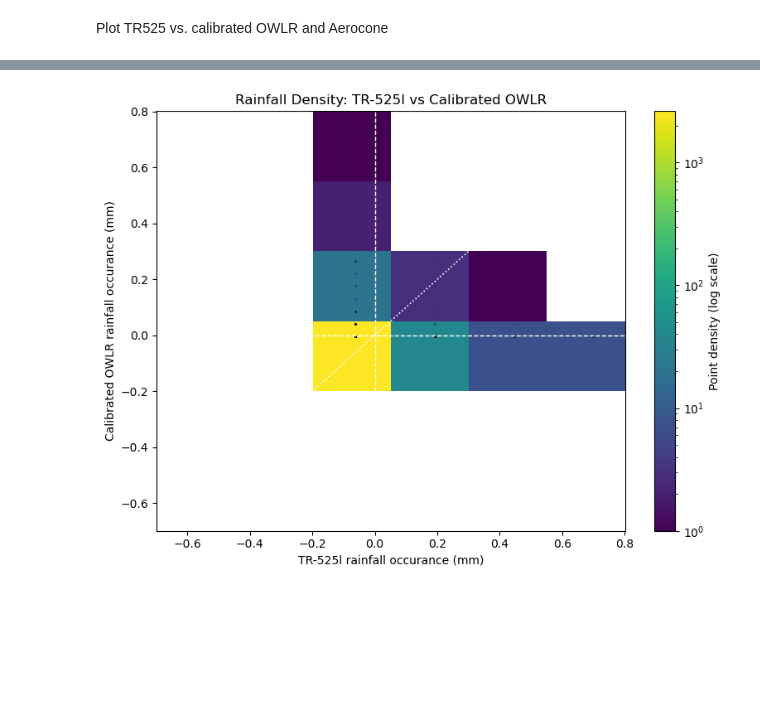
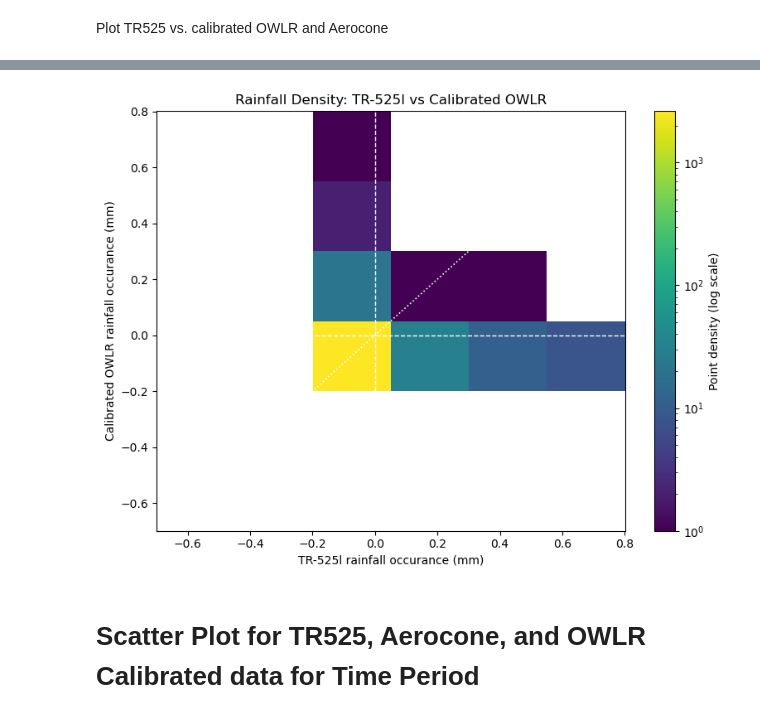
Before and after one commit to COAST-Lab/Open-Water-Level-and-Rainfall-Sensor, a Jupyter notebook: Data Analysis/rainfallAnalysisUpdated.ipynb, the cells around one changed output, grey strips where cells are left out. Cells and saved outputs as stored; diff of their text form; code cells hidden in the pictures; blank space fills up the shorter version.

```diff
--- a/Data Analysis/rainfallAnalysisUpdated.ipynb
+++ b/Data Analysis/rainfallAnalysisUpdated.ipynb
@@ -447,16 +500,16 @@ if len(owlr_df) < 2:
     print("Not enough OWLR points for calibration regression.")
 
 else:
-    # --- Calibration using reference sensor (CORMP / TR-525) ---
+    #  Calibration using TR-525
+    from scipy import stats
+
     owlr_raw = owlr_df['rain_mm_owlr']
-    tr525 = owlr_df['tr525']   # reference sensor
+    tr525 = owlr_df['rain_mm_tr525']   # reference sensor
 
     m, b, r, *_ = stats.linregress(owlr_raw, tr525)
 
-    # Apply calibration ONLY to OWLR
     owlr_df['owlr_cal'] = m * owlr_raw + b
 
-    # --- Metrics helper ---
     def metrics(obs, ref):
         r = ref.corr(obs)
         r2 = r**2 if pd.notna(r) else np.nan
@@ -470,11 +523,11 @@ else:
     print(f"R² raw: {r2_raw:.4f} | RMSE raw: {rmse_raw:.4f}")
     print(f"R² cal: {r2_cal:.4f} | RMSE cal: {rmse_cal:.4f}")
 
-    # --- Aerocone metrics ---
+    # Include aerocone and metrics
     if len(aero_df) >= 2:
         r2_aero, rmse_aero = metrics(
-            aero_df['rain_mm_davis'],
-            aero_df['tr525']
+            aero_df['rain_mm_aerocone'],
+            aero_df['rain_mm_tr525']
         )
         print(f"R² Aerocone: {r2_aero:.4f} | RMSE: {rmse_aero:.4f}")
 # %% [output]
@@ -546,59 +596,54 @@ Plot TR525 vs. calibrated OWLR and Aerocone
 # %%
 from matplotlib.colors import LogNorm
 
-# Build paired calibration data, can I global this?
-x = compare_df['rain_mm_tr525l'].to_numpy()
-y = (m * compare_df['rain_mm_owlr'] + b).to_numpy()
+# Calibrated data from above.
+x_hist = owlr_df['rain_mm_tr525'].to_numpy()
+y_hist = owlr_df['owlr_cal'].to_numpy()
 
-# invalid values??
-valid = np.isfinite(x) & np.isfinite(y)
-x = x[valid]
-y = y[valid]
+valid = np.isfinite(x_hist) & np.isfinite(y_hist)
+x_hist = x_hist[valid]
+y_hist = y_hist[valid]
 
-if len(x) < 2:
+if len(x_hist) < 2:
     raise ValueError("Not enough valid data for 2D histogram.")
 
 # Center around mean
-x_anom = x - np.mean(x)
-y_anom = y - np.mean(y)
+x_anom = x_hist - np.mean(x_hist)
+y_anom = y_hist - np.mean(y_hist)
 
-# --- Define bin size (controls resolution of rainfall structure) ---
+# bin size
 bin_size = 0.25
 lim = np.percentile(np.abs(np.concatenate([x_anom, y_anom])), 99)
 
 edges = np.arange(-lim, lim + bin_size, bin_size)
 # %%
-# --- Plot ---
+
 fig, ax = plt.subplots(figsize=(8, 6))
 
 # 2D histogram (density view)
 hist = ax.hist2d(
     x_anom,
     y_anom,
     bins=[edges, edges],
     cmap='viridis',
     norm=LogNorm(vmin=1)
 )
 
-# Colorbar
 cbar = plt.colorbar(hist[3], ax=ax)
 cbar.set_label("Point density (log scale)")
 
-# Optional: overlay raw points (very light)
-ax.scatter(x_anom, y_anom, s=3, alpha=0.2, color='black', linewidths=0)
-
-# Reference lines
 ax.axhline(0, color='white', linestyle='--', linewidth=1)
 ax.axvline(0, color='white', linestyle='--', linewidth=1)
 ax.plot([-lim, lim], [-lim, lim], 'w:', linewidth=1.2, label="1:1 line")
 
-# Labels
 ax.set_xlabel("TR-525l rainfall occurance (mm)")
 ax.set_ylabel("Calibrated OWLR rainfall occurance (mm)")
 ax.set_title("Rainfall Density: TR-525l vs Calibrated OWLR")
 
 plt.tight_layout()
 plt.show()
 # %% [output]
-[figure, old version]
+[figure, new version]
+# %% [markdown]
+# Scatter Plot for TR525, Aerocone, and OWLR Calibrated data for Time Period
 # %%
```
Also changed, not shown: parts of 33 cells of this notebook, 1 other file.
